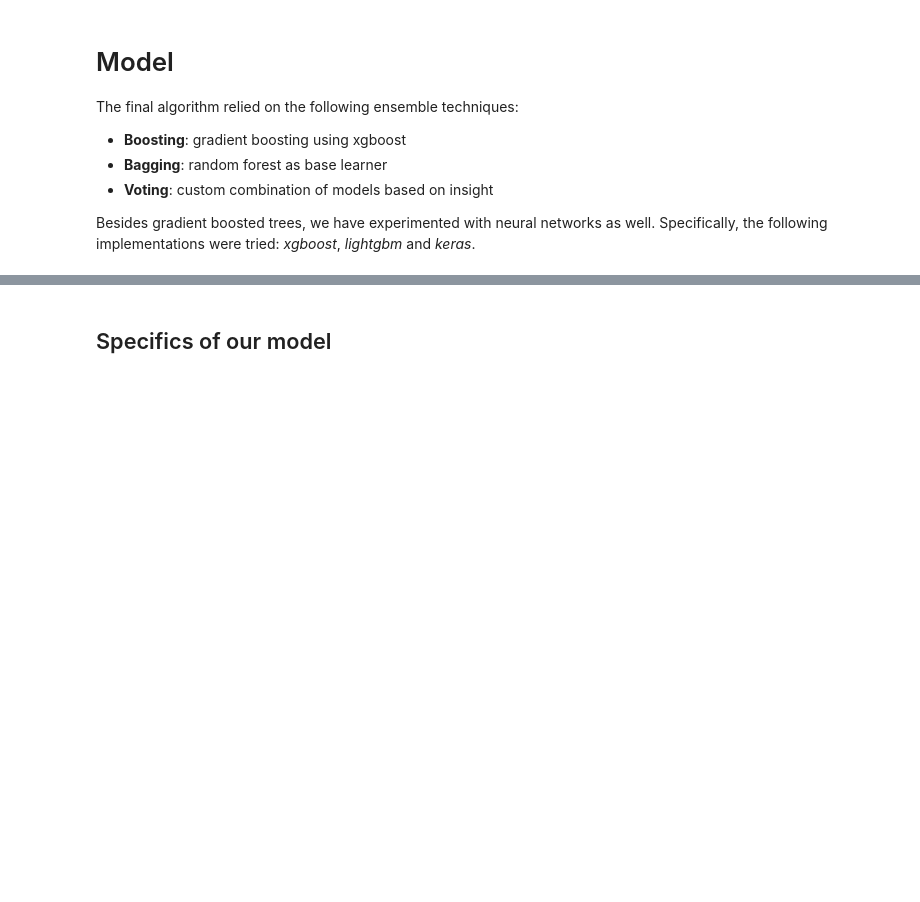
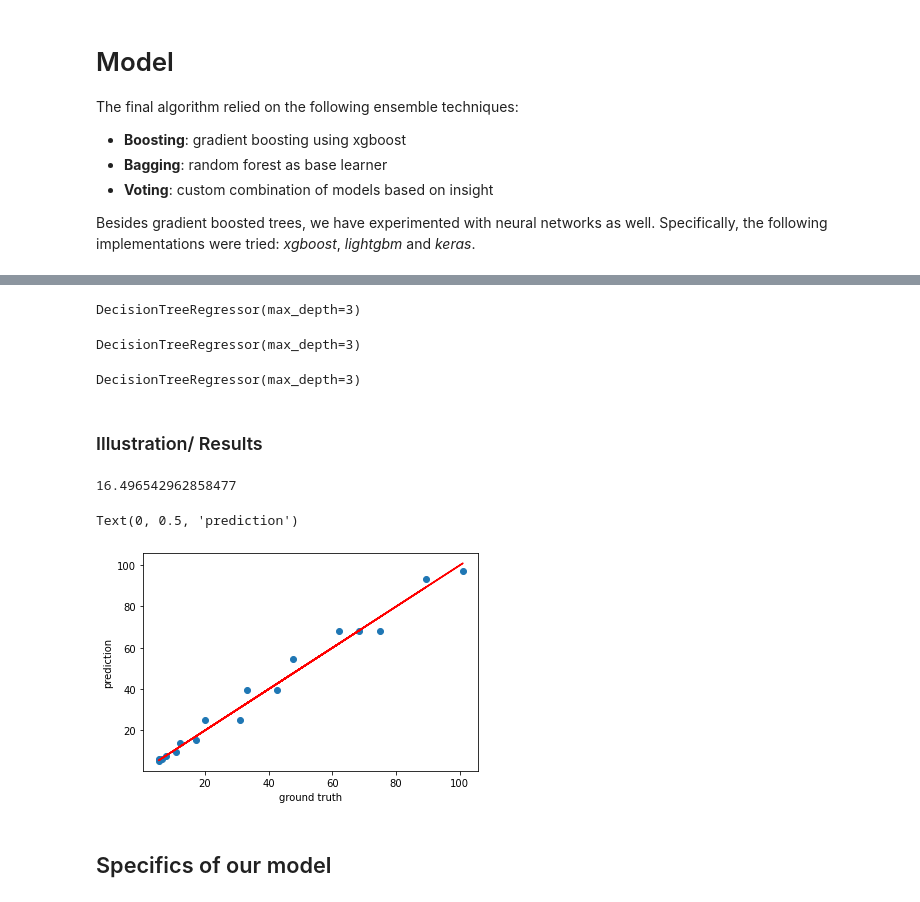
Before and after one commit to naelvis/Kaggle-Presentation, a Jupyter notebook: Notebook Python/alp-nanda-clean.ipynb, the cells around one changed output, grey strips where cells are left out. Drawn from its saved outputs; the diff is of its cells as text; code cells hidden in the pictures; blank space fills up the shorter version.

Commit message:
boosting illustration

```diff
--- a/Notebook Python/alp-nanda-clean.ipynb
+++ b/Notebook Python/alp-nanda-clean.ipynb
@@ -64,3 +71,42 @@ Gradient Boosting is an ensemble learning algorithm. It adds predictors sequenti
+# %%
+# Fit the 1st predictor.
+max_depth = 3
+predictor_1 = DecisionTreeRegressor(max_depth=max_depth)
+predictor_1.fit(X_train, y_train)
+# %% [output]
+DecisionTreeRegressor(max_depth=3)
+# %%
+# Obtain the residuals of the 1st predictor. Fit the 2nd predictor.
+y2 = y_train - predictor_1.predict(X_train)
+predictor_2 = DecisionTreeRegressor(max_depth=max_depth)
+predictor_2.fit(X_train, y2)
+# %% [output]
+DecisionTreeRegressor(max_depth=3)
+# %%
+# Obtain the residuals of the 2nd predictor. Fit the 3rd predictor.
+y3 = y2 - predictor_2.predict(X_train)
+predictor_3 = DecisionTreeRegressor(max_depth=max_depth)
+predictor_3.fit(X_train, y3)
+# %% [output]
+DecisionTreeRegressor(max_depth=3)
+# %% [markdown]
+### Illustration/ Results
+# %%
+#Obtain the final estimate by summing the predictions (regression)
+from sklearn.metrics import mean_squared_error
+y_pred = sum(predictor.predict(X_test) for predictor in (predictor_1, predictor_2, predictor_3))
+mean_squared_error(y_test, y_pred)
+# %% [output]
+16.496542962858477
+# %%
+import matplotlib.pyplot as plt
+plt.scatter(y_test,y_pred)
+plt.plot(y_test, y_test, color='r')
+plt.xlabel('ground truth')
+plt.ylabel('prediction')
+# %% [output]
+Text(0, 0.5, 'prediction')
+[figure, added]
 # %% [markdown]
 ## Specifics of our model
 # %% [markdown]
```
Also changed, not shown: parts of 11 cells of this notebook.
